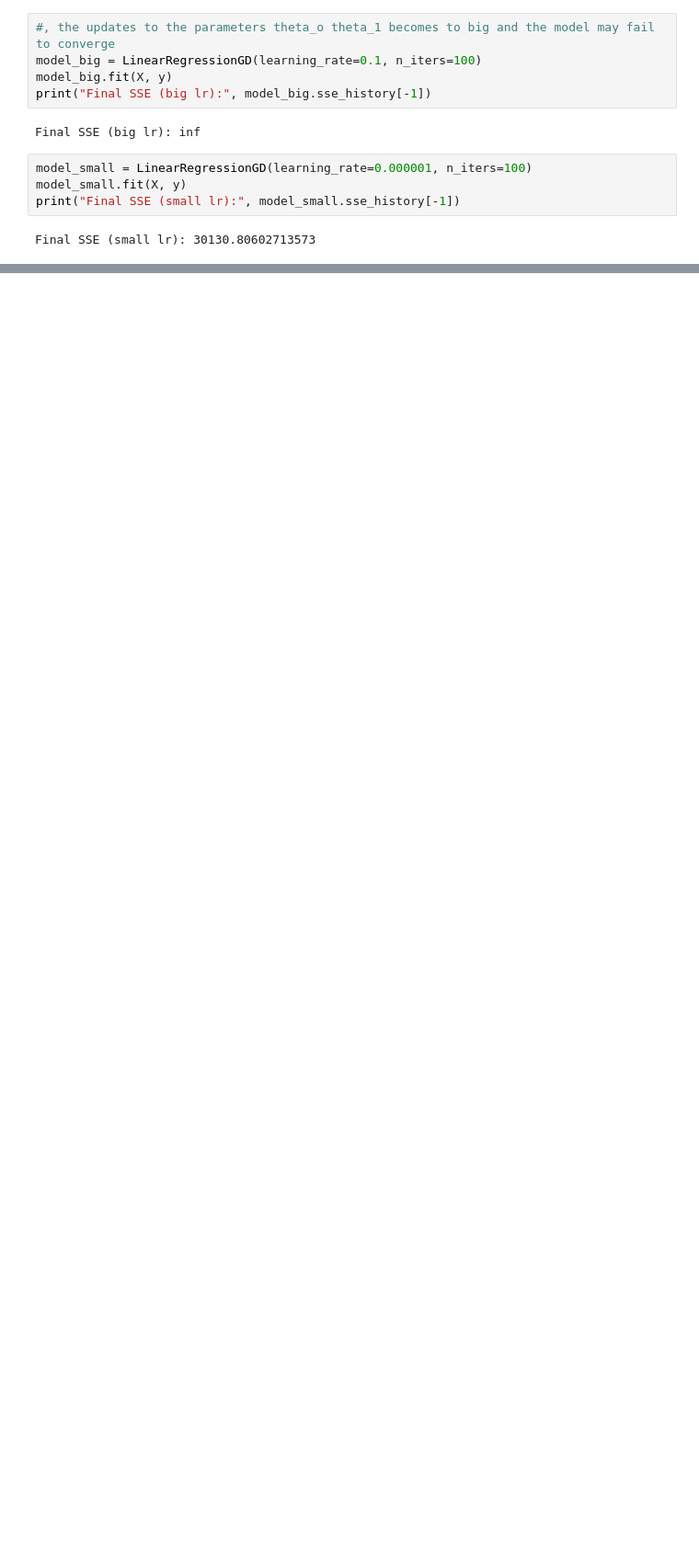
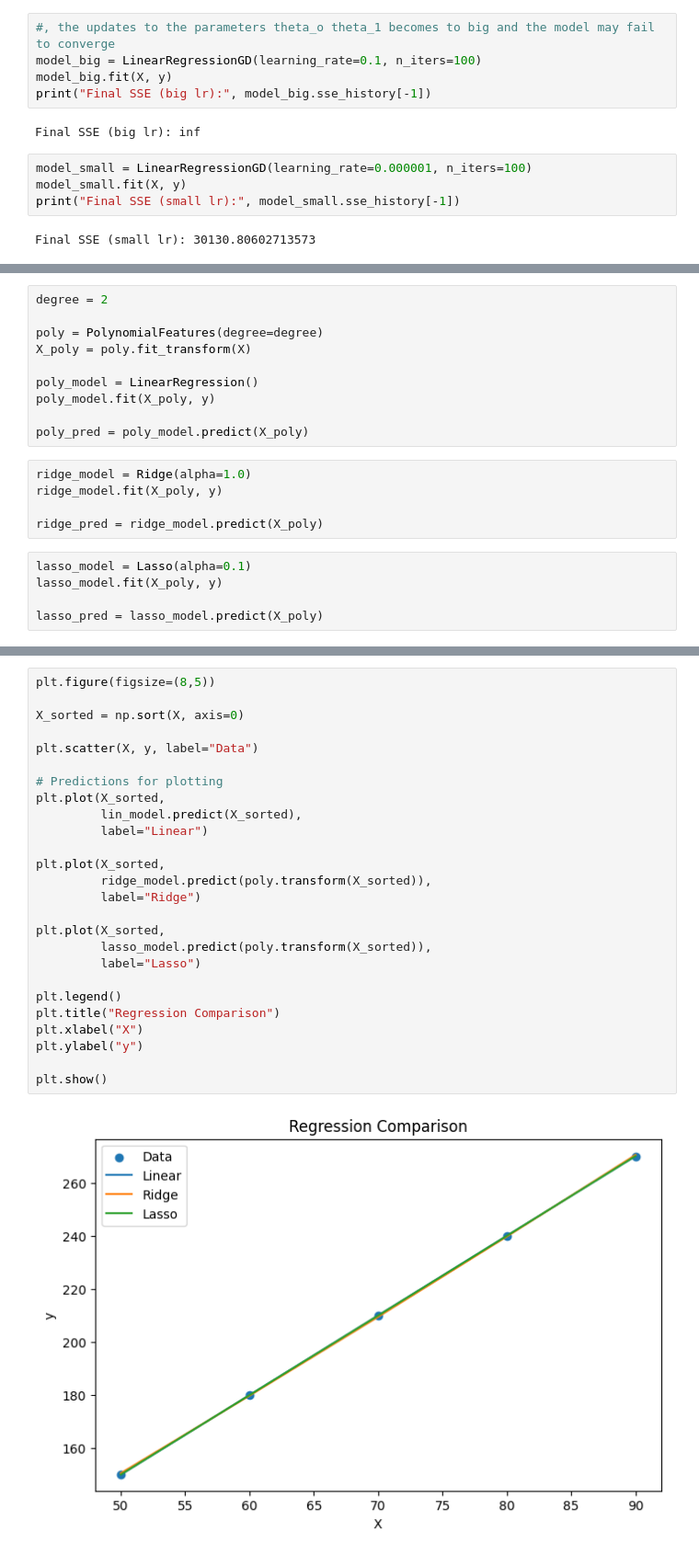
Before and after one commit to aya123963/DEPI-4, a Jupyter notebook: linearregressionGD.ipynb, the cells around one changed output, grey strips where cells are left out. Shown at 92% size. Saved outputs shown, nothing was run; the diff lists cells and outputs as text; blank space fills up the shorter version.

Commit message:
poly & lasso update

```diff
--- a/linearregressionGD.ipynb
+++ b/linearregressionGD.ipynb
@@ -105,0 +123,20 @@ Final SSE (small lr): 30130.80602713573
+# %%
+degree = 2
+
+poly = PolynomialFeatures(degree=degree)
+X_poly = poly.fit_transform(X)
+
+poly_model = LinearRegression()
+poly_model.fit(X_poly, y)
+
+poly_pred = poly_model.predict(X_poly)
+# %%
+ridge_model = Ridge(alpha=1.0)
+ridge_model.fit(X_poly, y)
+
+ridge_pred = ridge_model.predict(X_poly)
+# %%
+lasso_model = Lasso(alpha=0.1)
+lasso_model.fit(X_poly, y)
+
+lasso_pred = lasso_model.predict(X_poly)
@@ -105,0 +177,28 @@ Final SSE (small lr): 30130.80602713573
+# %%
+plt.figure(figsize=(8,5))
+
+X_sorted = np.sort(X, axis=0)
+
+plt.scatter(X, y, label="Data")
+
+# Predictions for plotting
+plt.plot(X_sorted,
+         lin_model.predict(X_sorted),
+         label="Linear")
+
+plt.plot(X_sorted,
+         ridge_model.predict(poly.transform(X_sorted)),
+         label="Ridge")
+
+plt.plot(X_sorted,
+         lasso_model.predict(poly.transform(X_sorted)),
+         label="Lasso")
+
+plt.legend()
+plt.title("Regression Comparison")
+plt.xlabel("X")
+plt.ylabel("y")
+
+plt.show()
+# %% [output]
+[figure, added]
```
Also changed, not shown: parts of 4 cells of this notebook.
